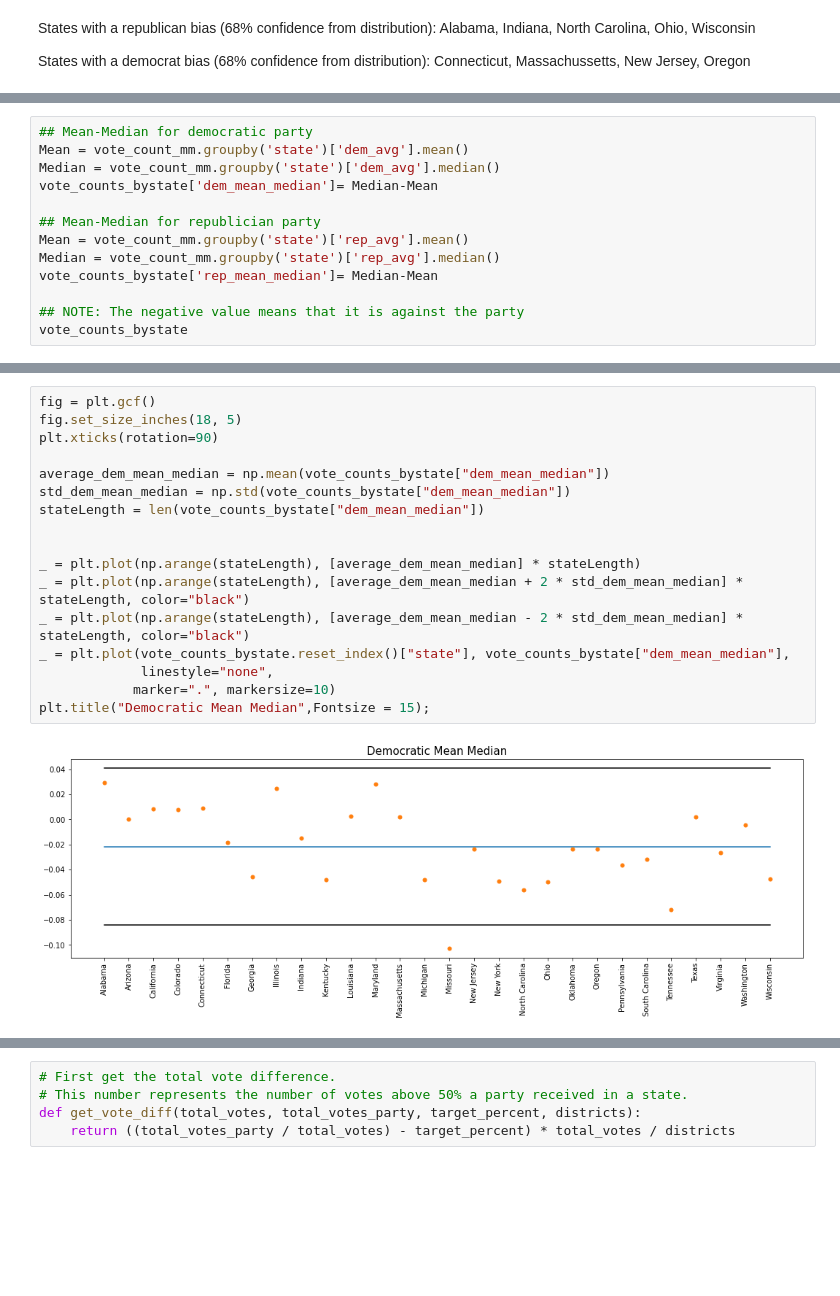
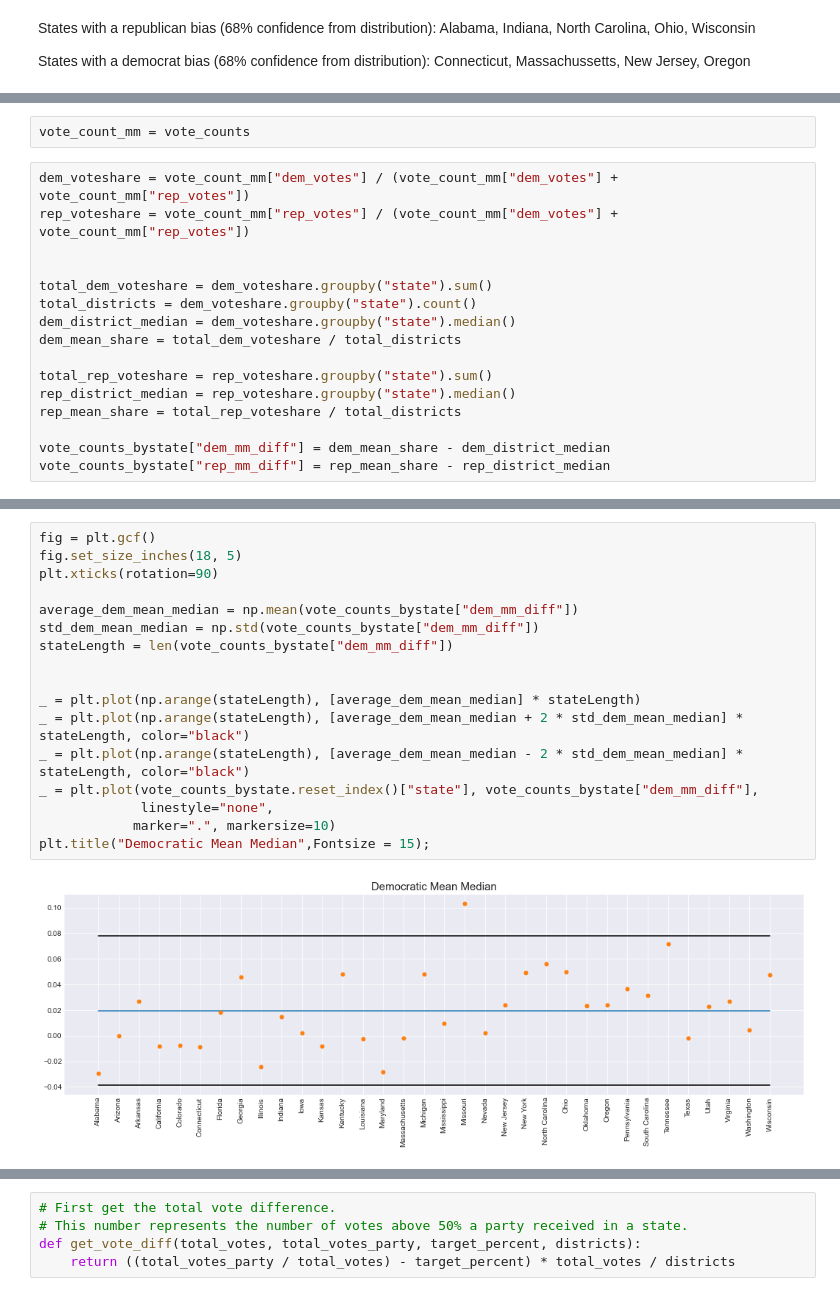
Before and after one commit to dpalencia/cs541g3, a Jupyter notebook: Notebooks/Data Understanding/District Vote Counts - Gerrymandering Analysis.ipynb, the cells around one changed output, grey strips where cells are left out. Saved outputs shown, nothing was run; the diff lists cells and outputs as text; blank space fills up the shorter version.

Commit message:
Update Mean-Median Calculation

```diff
--- a/Notebooks/Data Understanding/District Vote Counts - Gerrymandering Analysis.ipynb
+++ b/Notebooks/Data Understanding/District Vote Counts - Gerrymandering Analysis.ipynb
@@ -332,13 +327,0 @@ vote_count_mm['rep_avg'] = avg(vote_counts["rep_votes"], vote_counts["dem_votes"
-# %%
-## Mean-Median for democratic party
-Mean = vote_count_mm.groupby('state')['dem_avg'].mean()
-Median = vote_count_mm.groupby('state')['dem_avg'].median()
-vote_counts_bystate['dem_mean_median']= Median-Mean
-
-## Mean-Median for republician party
-Mean = vote_count_mm.groupby('state')['rep_avg'].mean()
-Median = vote_count_mm.groupby('state')['rep_avg'].median()
-vote_counts_bystate['rep_mean_median']= Median-Mean
-
-## NOTE: The negative value means that it is against the party
-vote_counts_bystate
@@ -363,0 +328,18 @@ vote_counts_bystate
+# %%
+vote_count_mm = vote_counts
+# %%
+dem_voteshare = vote_count_mm["dem_votes"] / (vote_count_mm["dem_votes"] + vote_count_mm["rep_votes"])
+rep_voteshare = vote_count_mm["rep_votes"] / (vote_count_mm["dem_votes"] + vote_count_mm["rep_votes"])
+
+
+total_dem_voteshare = dem_voteshare.groupby("state").sum()
+total_districts = dem_voteshare.groupby("state").count()
+dem_district_median = dem_voteshare.groupby("state").median()
+dem_mean_share = total_dem_voteshare / total_districts
+
+total_rep_voteshare = rep_voteshare.groupby("state").sum()
+rep_district_median = rep_voteshare.groupby("state").median()
+rep_mean_share = total_rep_voteshare / total_districts
+
+vote_counts_bystate["dem_mm_diff"] = dem_mean_share - dem_district_median
+vote_counts_bystate["rep_mm_diff"] = rep_mean_share - rep_district_median
@@ -372,22 +375,22 @@ sns.kdeplot(vote_counts_bystate["rep_mean_median"]);
 # %%
 fig = plt.gcf()
 fig.set_size_inches(18, 5)
 plt.xticks(rotation=90)
 
-average_dem_mean_median = np.mean(vote_counts_bystate["dem_mean_median"])
-std_dem_mean_median = np.std(vote_counts_bystate["dem_mean_median"])
-stateLength = len(vote_counts_bystate["dem_mean_median"])
+average_dem_mean_median = np.mean(vote_counts_bystate["dem_mm_diff"])
+std_dem_mean_median = np.std(vote_counts_bystate["dem_mm_diff"])
+stateLength = len(vote_counts_bystate["dem_mm_diff"])
 
 
 _ = plt.plot(np.arange(stateLength), [average_dem_mean_median] * stateLength)
 _ = plt.plot(np.arange(stateLength), [average_dem_mean_median + 2 * std_dem_mean_median] * stateLength, color="black")
 _ = plt.plot(np.arange(stateLength), [average_dem_mean_median - 2 * std_dem_mean_median] * stateLength, color="black")
-_ = plt.plot(vote_counts_bystate.reset_index()["state"], vote_counts_bystate["dem_mean_median"],
+_ = plt.plot(vote_counts_bystate.reset_index()["state"], vote_counts_bystate["dem_mm_diff"],
              linestyle="none",
             marker=".", markersize=10)
 plt.title("Democratic Mean Median",Fontsize = 15);
 # %% [output]
-[figure, old version]
+[figure, new version]
 # %%
 fig = plt.gcf()
 fig.set_size_inches(18, 5)
```
Also changed, not shown: parts of 33 cells of this notebook, 2 other files.
